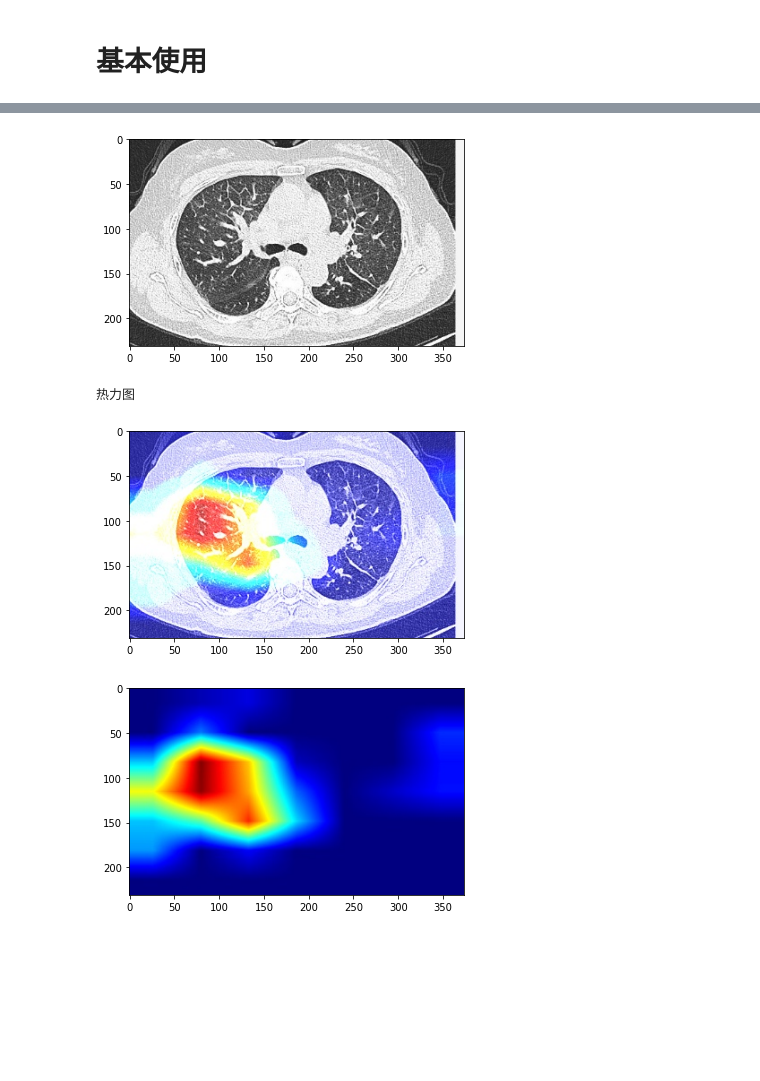
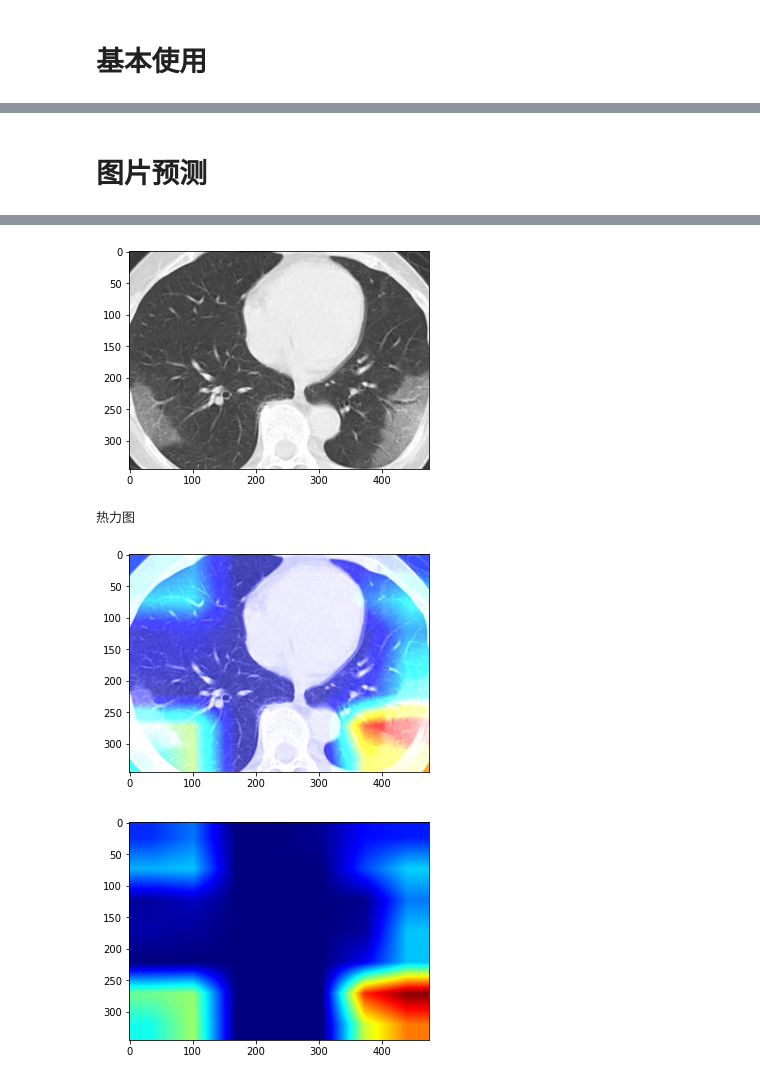
Before and after one commit to myisx/covid19, a Jupyter notebook: 肺炎整理 (1).ipynb, the cells around one changed output, grey strips where cells are left out. Cells and saved outputs as stored; diff of their text form; code cells hidden in the pictures; blank space fills up the shorter version.

```diff
--- a/肺炎整理 (1).ipynb
+++ b/肺炎整理 (1).ipynb
@@ -1,16 +1,13 @@
 # %% [markdown]
 # 基础配置
 # %%
-target_size = (224,224)
-# 数据集
-img_height, img_width = 224, 224  # 图片高宽
-batch_size = 2  # 批量大小
-epochs = 35  # 迭代次数
-train_data_dir = '/content/drive/My Drive/covid/train'  # 训练集目录
-validation_data_dir = '/content/drive/My Drive/covid/val'  # 验证集目录
-OUT_CATEGORIES = 1  # 分类数
-nb_train_samples = 1130  # 训练样本数
-nb_validation_samples = 118  # 验证样本数
+  target_size = (224,224)
+  # 数据集
+  img_height, img_width = 224, 224  # 图片高宽
+  batch_size = 2  # 批量大小
+  epochs = 35  # 轮次
+  train_path = '/content/drive/My Drive/covid/train'  # 训练集
+  validation_path = '/content/drive/My Drive/covid/val'  # 验证集
 model_path = '/content/drive/My Drive/weights-improvement-09-0.88.hdf5'
 # %% [markdown]
 # 新段落
@@ -106,7 +112,7 @@ Epoch 00035: val_accuracy did not improve from 0.83051
 # %%
 # 读入模型
 from keras.models import load_model
-model = load_model('/content/drive/My Drive/weights-improvement-18-0.83.h5')
+model = load_model('/content/drive/My Drive/weights-improvement-07-0.85.h5')
 # %% [markdown]
 # 可视化训练过程
 # %%
@@ -163,21 +161,3 @@ Found 203 images belonging to 2 classes.
-# %%
-from PIL import Image
-import numpy as np
-from keras.preprocessing import image
-from keras.applications.densenet import preprocess_input
-# 预测函数
-# 输入：model，图片，目标尺寸
-# 输出：预测predict
-def predict(model, img, target_size):
-
-  if img.size != target_size:
-    img = img.resize(target_size)
-
-  x = image.img_to_array(img)
-  x = np.expand_dims(x, axis=0)
-  x = preprocess_input(x)
-  preds = model.predict(x)
-  return (preds[0],x)
 # %%
 # 数据增强
 
@@ -205,4 +187,6 @@ predict(imgfile)
 CT_COVID
+# %% [markdown]
+# 图片预测
 # %%
 from PIL import Image
 from keras.applications.densenet import preprocess_input
@@ -310,7 +294,7 @@ def plot_heatmap(conv_layer_output_value, img_in_path, img_out_path):
 
     plt.imshow(cv2.cvtColor(cv2.imread('./packagetest1.jpg'), cv2.COLOR_BGR2RGB))
     plt.show()
-img_path = r'/content/drive/My Drive/covid/train/CT_COVID/2020.03.04.20031047-p12-81%1.png'
+img_path = r'/content/drive/My Drive/covid/val/CT_COVID/2020.03.18.20038125-p15-54-5.png'
 layername = r'conv5_block32_2_conv'
 
 img = load_img_preprocess(img_path, (224,224))
@@ -324,9 +308,9 @@ plot_heatmap(conv_value, img_path, './packagetest.jpg')
 CT_COVID
 原图
-[figure, old version]
+[figure, new version]
 热力图
-[figure, old version]
+[figure, new version]
-[figure, old version]
+[figure, new version]
 # %%
 # 查看所有模型层
 from keras.utils import plot_model
```
Also changed, not shown: parts of 7 cells of this notebook.
